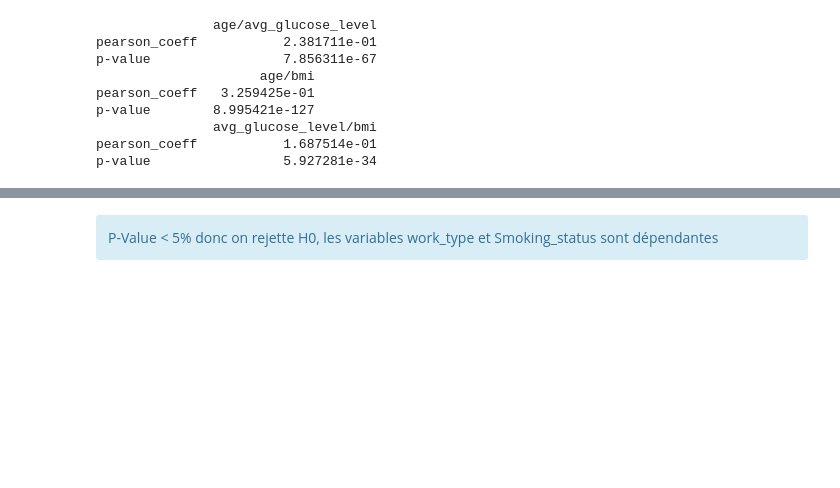
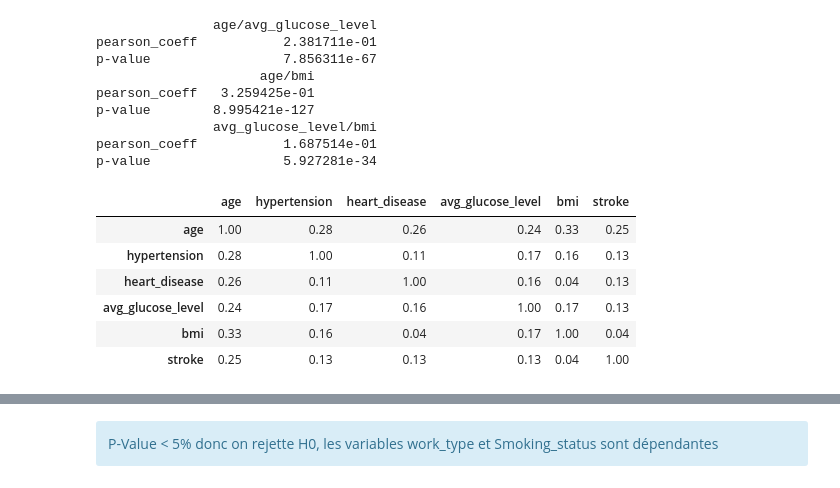
Before and after one commit to yannoushka74/Strokes_prediction_-BERTHET_NOURAUD_TRIEU, a Jupyter notebook: strokes_cleaning.ipynb, the cells around one changed output, grey strips where cells are left out. Saved outputs shown, nothing was run; the diff lists cells and outputs as text; code cells hidden in the pictures; blank space fills up the shorter version.

```diff
--- a/strokes_cleaning.ipynb
+++ b/strokes_cleaning.ipynb
@@ -568,4 +588,15 @@ p-value        8.995421e-127
                avg_glucose_level/bmi
 pearson_coeff           1.687514e-01
 p-value                 5.927281e-34
+# %%
+corr = df_new.corr()
+corr.style.background_gradient(cmap="coolwarm").format(precision=2)
+# %% [output]
+|  | age | hypertension | heart_disease | avg_glucose_level | bmi | stroke |
+| age | 1.00 | 0.28 | 0.26 | 0.24 | 0.33 | 0.25 |
+| hypertension | 0.28 | 1.00 | 0.11 | 0.17 | 0.16 | 0.13 |
+| heart_disease | 0.26 | 0.11 | 1.00 | 0.16 | 0.04 | 0.13 |
+| avg_glucose_level | 0.24 | 0.17 | 0.16 | 1.00 | 0.17 | 0.13 |
+| bmi | 0.33 | 0.16 | 0.04 | 0.17 | 1.00 | 0.04 |
+| stroke | 0.25 | 0.13 | 0.13 | 0.13 | 0.04 | 1.00 |
 # %% [markdown]
```
Also changed, not shown: parts of 28 cells of this notebook, 1 other file.
